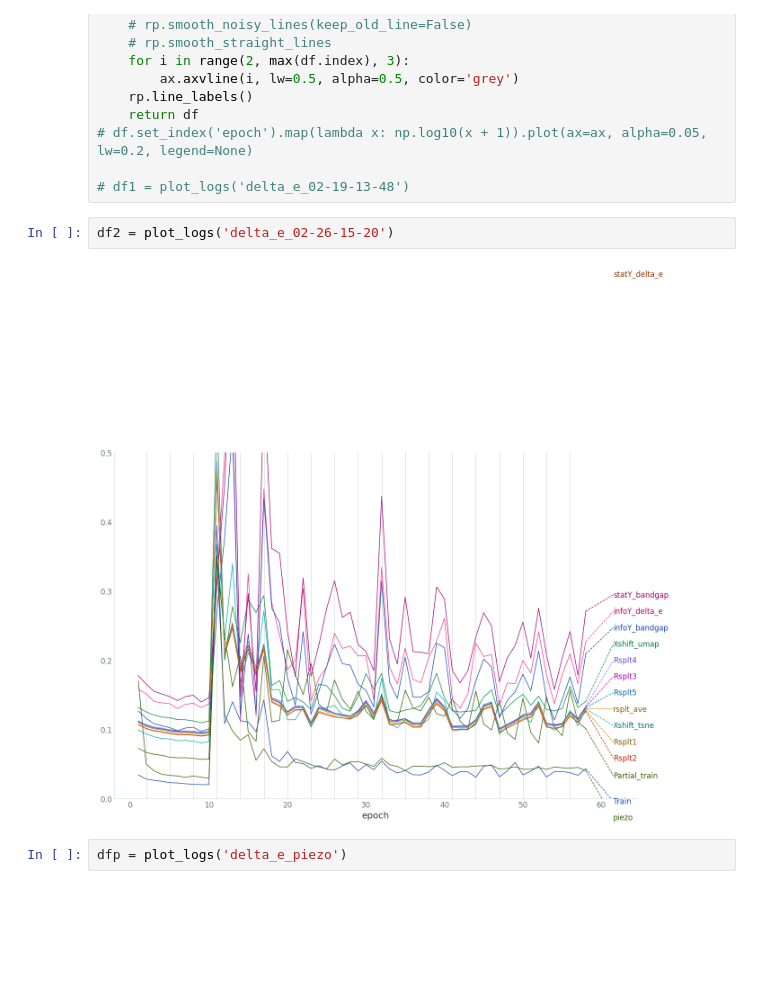
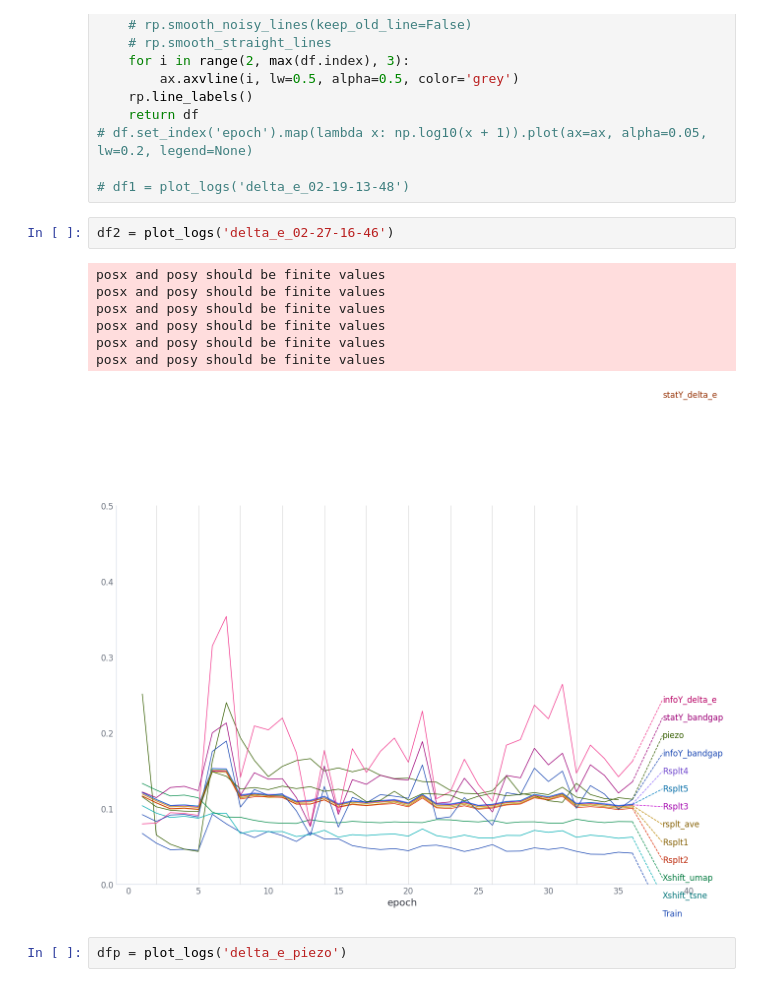
Before and after one commit to nicholas-miklaucic/ood-materials, a Jupyter notebook: log-visuals.ipynb, the cells around one changed output. Cells and saved outputs as stored; diff of their text form; blank space fills up the shorter version.

```diff
--- a/log-visuals.ipynb
+++ b/log-visuals.ipynb
@@ -22,9 +22,15 @@ def plot_logs(name):
 
 # df1 = plot_logs('delta_e_02-19-13-48')
 # %%
-df2 = plot_logs('delta_e_02-26-15-20')
+df2 = plot_logs('delta_e_02-27-16-46')
 # %% [output]
+posx and posy should be finite values
+posx and posy should be finite values
+posx and posy should be finite values
+posx and posy should be finite values
+posx and posy should be finite values
+posx and posy should be finite values
-[figure, old version]
+[figure, new version]
 # %%
 dfp = plot_logs('delta_e_piezo')
 # %% [output]
```
Also changed, not shown: 4 other files.
